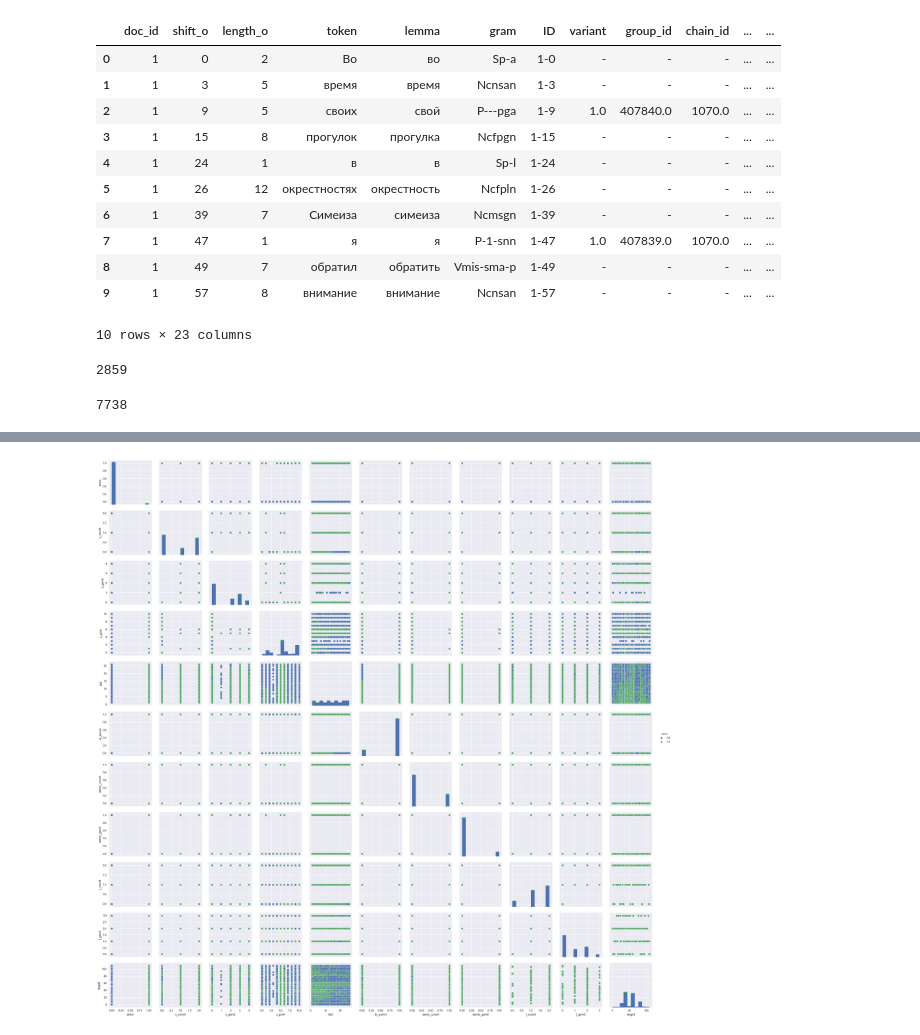
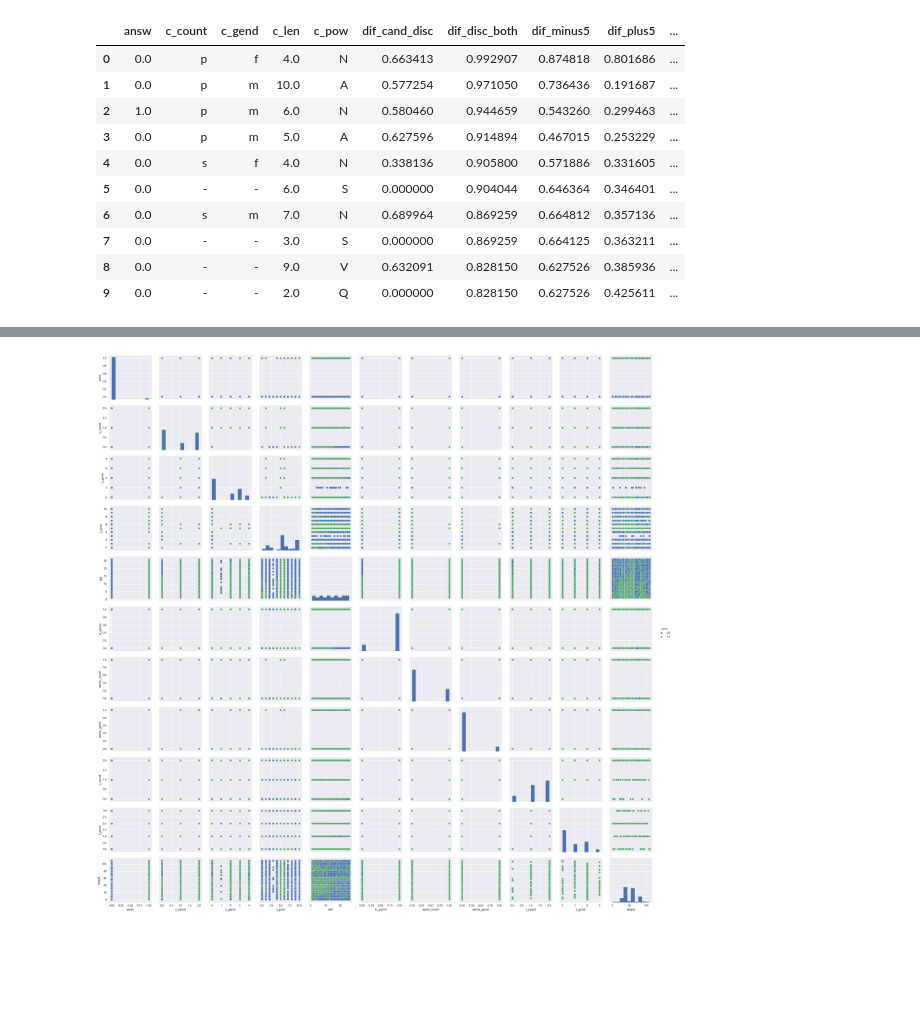
Before and after one commit to TovarischSukhov/anaphora_resolution, a Jupyter notebook: simple_models.ipynb, the cells around one changed output, grey strips where cells are left out. Drawn from its saved outputs; the diff is of its cells as text; code cells hidden in the pictures; blank space fills up the shorter version.

```diff
--- a/simple_models.ipynb
+++ b/simple_models.ipynb
@@ -2,23 +2,18 @@
 import pandas as pd
 %matplotlib inline
 # %%
-tokens = pd.read_csv('tokens_with_gram_and_dist_v2.csv', encoding='cp1251')
-tokens = tokens.drop('Unnamed: 0', 1)
-tokens.head(10)
+anaphora = pd.read_csv('data_total.csv', encoding='cp1251')
+anaphora = anaphora.drop('Unnamed: 0', 1)
+anaphora.head(10)
 # %% [output]
-|  | doc_id | shift_o | length_o | token | lemma | gram | ID | variant | group_id | chain_id | ... | ... |
-| 0 | 1 | 0 | 2 | Во | во | Sp-a | 1-0 | - | - | - | ... | ... |
-| 1 | 1 | 3 | 5 | время | время | Ncnsan | 1-3 | - | - | - | ... | ... |
-| 2 | 1 | 9 | 5 | своих | свой | P---pga | 1-9 | 1.0 | 407840.0 | 1070.0 | ... | ... |
-| 3 | 1 | 15 | 8 | прогулок | прогулка | Ncfpgn | 1-15 | - | - | - | ... | ... |
-| 4 | 1 | 24 | 1 | в | в | Sp-l | 1-24 | - | - | - | ... | ... |
-| 5 | 1 | 26 | 12 | окрестностях | окрестность | Ncfpln | 1-26 | - | - | - | ... | ... |
-| 6 | 1 | 39 | 7 | Симеиза | симеиза | Ncmsgn | 1-39 | - | - | - | ... | ... |
-| 7 | 1 | 47 | 1 | я | я | P-1-snn | 1-47 | 1.0 | 407839.0 | 1070.0 | ... | ... |
-| 8 | 1 | 49 | 7 | обратил | обратить | Vmis-sma-p | 1-49 | - | - | - | ... | ... |
-| 9 | 1 | 57 | 8 | внимание | внимание | Ncnsan | 1-57 | - | - | - | ... | ... |
+|  | answ | c_count | c_gend | c_len | c_pow | dif_cand_disc | dif_disc_both | dif_minus5 | dif_plus5 | ... |
+| 0 | 0.0 | p | f | 4.0 | N | 0.663413 | 0.992907 | 0.874818 | 0.801686 | ... |
+| 1 | 0.0 | p | m | 10.0 | A | 0.577254 | 0.971050 | 0.736436 | 0.191687 | ... |
+| 2 | 1.0 | p | m | 6.0 | N | 0.580460 | 0.944659 | 0.543260 | 0.299463 | ... |
+| 3 | 0.0 | p | m | 5.0 | A | 0.627596 | 0.914894 | 0.467015 | 0.253229 | ... |
+| 4 | 0.0 | s | f | 4.0 | N | 0.338136 | 0.905800 | 0.571886 | 0.331605 | ... |
+| 5 | 0.0 | - | - | 6.0 | S | 0.000000 | 0.904044 | 0.646364 | 0.346401 | ... |
+| 6 | 0.0 | s | m | 7.0 | N | 0.689964 | 0.869259 | 0.664812 | 0.357136 | ... |
+| 7 | 0.0 | - | - | 3.0 | S | 0.000000 | 0.869259 | 0.664125 | 0.363211 | ... |
+| 8 | 0.0 | - | - | 9.0 | V | 0.632091 | 0.828150 | 0.627526 | 0.385936 | ... |
+| 9 | 0.0 | - | - | 2.0 | Q | 0.000000 | 0.828150 | 0.627526 | 0.425611 | ... |
-10 rows × 23 columns
-# %%
-len(tokens['anaph'].loc[tokens['anaph']=='1.0'])
-# %% [output]
-2859
@@ -28,4 +19,0 @@ from string import punctuation
-# %%
-sum(tokens['lemma']=='.')
-# %% [output]
-7738
```
Also changed, not shown: parts of 10 cells of this notebook, 6 other files.
